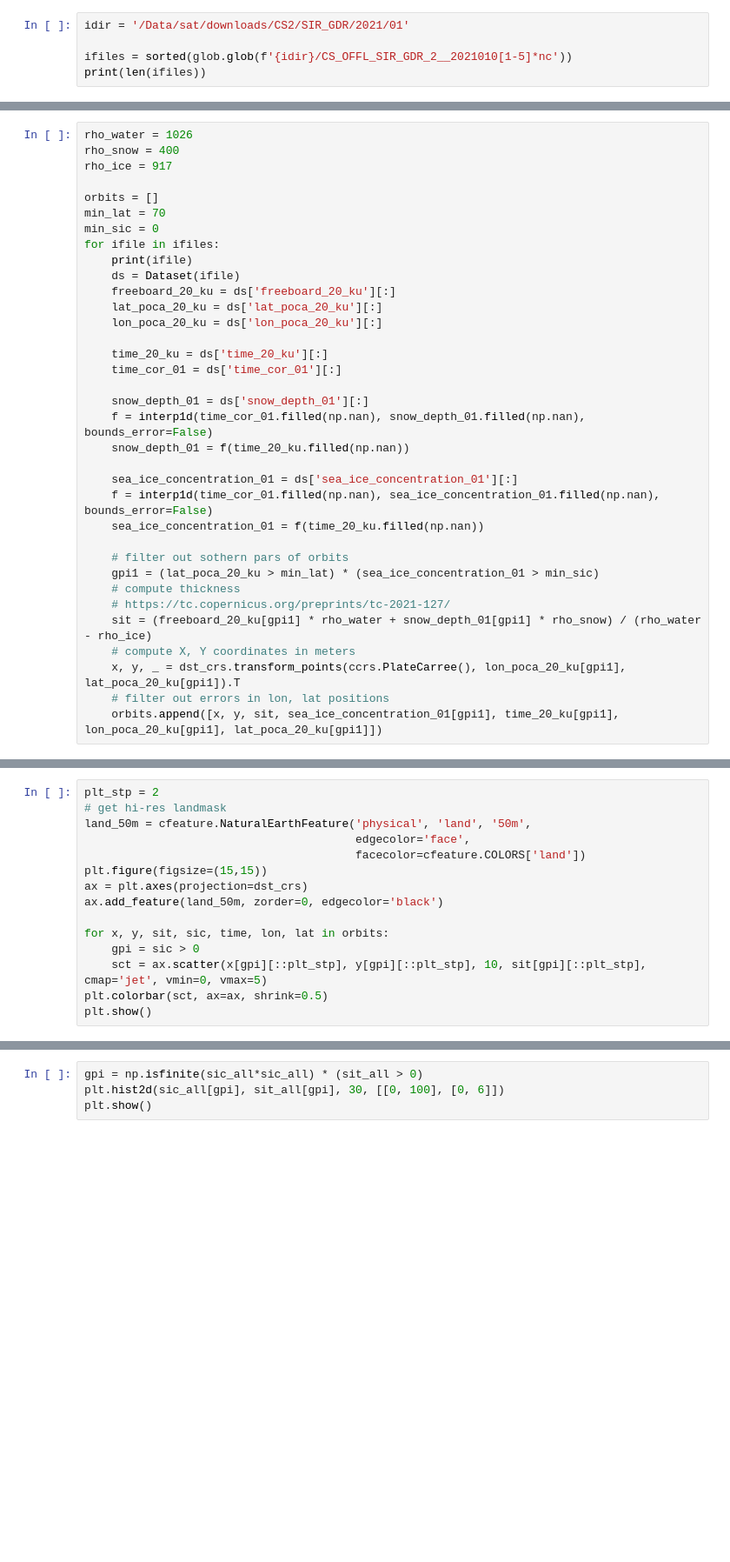
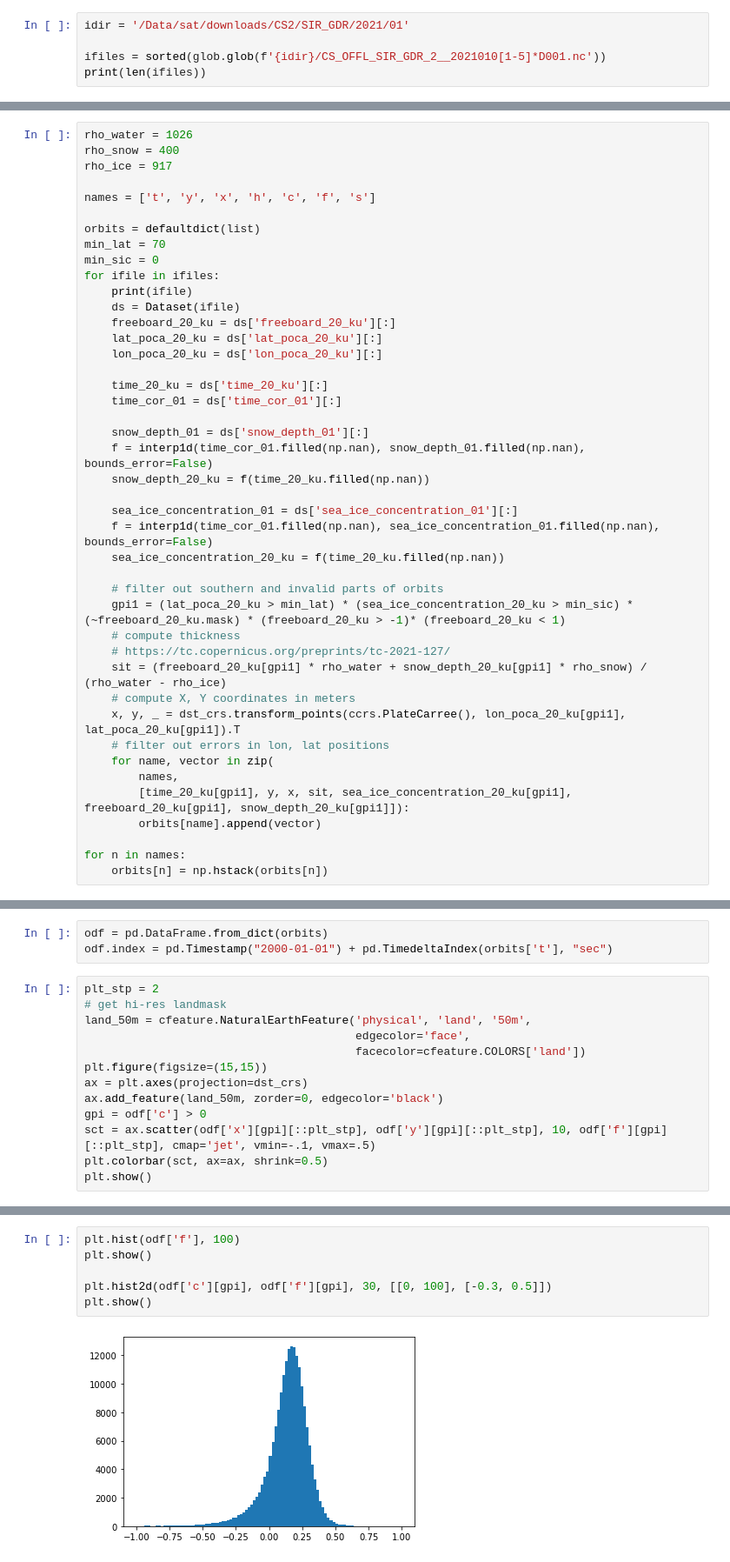
Before and after one commit to nansencenter/SID-NN, a Jupyter notebook: prepare_cryosat_data.ipynb, the cells around one changed output, grey strips where cells are left out. Shown at 87% size. Cells and saved outputs as stored; diff of their text form; blank space fills up the shorter version.

```diff
--- a/prepare_cryosat_data.ipynb
+++ b/prepare_cryosat_data.ipynb
@@ -16,5 +17,5 @@ from pyresample.geometry import AreaDefinition
 # %%
 idir = '/Data/sat/downloads/CS2/SIR_GDR/2021/01'
 
-ifiles = sorted(glob.glob(f'{idir}/CS_OFFL_SIR_GDR_2__2021010[1-5]*nc'))
+ifiles = sorted(glob.glob(f'{idir}/CS_OFFL_SIR_GDR_2__2021010[1-5]*D001.nc'))
 print(len(ifiles))
@@ -25,7 +46,9 @@ rho_water = 1026
 rho_snow = 400
 rho_ice = 917
 
-orbits = []
+names = ['t', 'y', 'x', 'h', 'c', 'f', 's']
+
+orbits = defaultdict(list)
 min_lat = 70
 min_sic = 0
 for ifile in ifiles:
@@ -40,18 +63,24 @@ for ifile in ifiles:
 
     snow_depth_01 = ds['snow_depth_01'][:]
     f = interp1d(time_cor_01.filled(np.nan), snow_depth_01.filled(np.nan), bounds_error=False)
-    snow_depth_01 = f(time_20_ku.filled(np.nan))
+    snow_depth_20_ku = f(time_20_ku.filled(np.nan))
 
     sea_ice_concentration_01 = ds['sea_ice_concentration_01'][:]
     f = interp1d(time_cor_01.filled(np.nan), sea_ice_concentration_01.filled(np.nan), bounds_error=False)
-    sea_ice_concentration_01 = f(time_20_ku.filled(np.nan))
+    sea_ice_concentration_20_ku = f(time_20_ku.filled(np.nan))
 
-    # filter out sothern pars of orbits
-    gpi1 = (lat_poca_20_ku > min_lat) * (sea_ice_concentration_01 > min_sic)
+    # filter out southern and invalid parts of orbits
+    gpi1 = (lat_poca_20_ku > min_lat) * (sea_ice_concentration_20_ku > min_sic) * (~freeboard_20_ku.mask) * (freeboard_20_ku > -1)* (freeboard_20_ku < 1)
     # compute thickness
     # https://tc.copernicus.org/preprints/tc-2021-127/
-    sit = (freeboard_20_ku[gpi1] * rho_water + snow_depth_01[gpi1] * rho_snow) / (rho_water - rho_ice)
+    sit = (freeboard_20_ku[gpi1] * rho_water + snow_depth_20_ku[gpi1] * rho_snow) / (rho_water - rho_ice)
     # compute X, Y coordinates in meters
     x, y, _ = dst_crs.transform_points(ccrs.PlateCarree(), lon_poca_20_ku[gpi1], lat_poca_20_ku[gpi1]).T
     # filter out errors in lon, lat positions
-    orbits.append([x, y, sit, sea_ice_concentration_01[gpi1], time_20_ku[gpi1], lon_poca_20_ku[gpi1], lat_poca_20_ku[gpi1]])
+    for name, vector in zip(
+        names,
+        [time_20_ku[gpi1], y, x, sit, sea_ice_concentration_20_ku[gpi1], freeboard_20_ku[gpi1], snow_depth_20_ku[gpi1]]):
+        orbits[name].append(vector)
+
+for n in names:
+    orbits[n] = np.hstack(orbits[n])
@@ -58,3 +109,6 @@ for ifile in ifiles:
+# %%
+odf = pd.DataFrame.from_dict(orbits)
+odf.index = pd.Timestamp("2000-01-01") + pd.TimedeltaIndex(orbits['t'], "sec")
 # %%
 plt_stp = 2
 # get hi-res landmask
@@ -64,9 +118,7 @@ land_50m = cfeature.NaturalEarthFeature('physical', 'land', '50m',
 plt.figure(figsize=(15,15))
 ax = plt.axes(projection=dst_crs)
 ax.add_feature(land_50m, zorder=0, edgecolor='black')
-
-for x, y, sit, sic, time, lon, lat in orbits:
-    gpi = sic > 0
-    sct = ax.scatter(x[gpi][::plt_stp], y[gpi][::plt_stp], 10, sit[gpi][::plt_stp], cmap='jet', vmin=0, vmax=5)
+gpi = odf['c'] > 0
+sct = ax.scatter(odf['x'][gpi][::plt_stp], odf['y'][gpi][::plt_stp], 10, odf['f'][gpi][::plt_stp], cmap='jet', vmin=-.1, vmax=.5)
 plt.colorbar(sct, ax=ax, shrink=0.5)
 plt.show()
@@ -79,4 +127,8 @@ plt.show()
 # %%
-gpi = np.isfinite(sic_all*sic_all) * (sit_all > 0)
-plt.hist2d(sic_all[gpi], sit_all[gpi], 30, [[0, 100], [0, 6]])
+plt.hist(odf['f'], 100)
 plt.show()
+
+plt.hist2d(odf['c'][gpi], odf['f'][gpi], 30, [[0, 100], [-0.3, 0.5]])
+plt.show()
+# %% [output]
+[figure, added]
```
Also changed, not shown: parts of 20 cells of this notebook, 3 other files.
